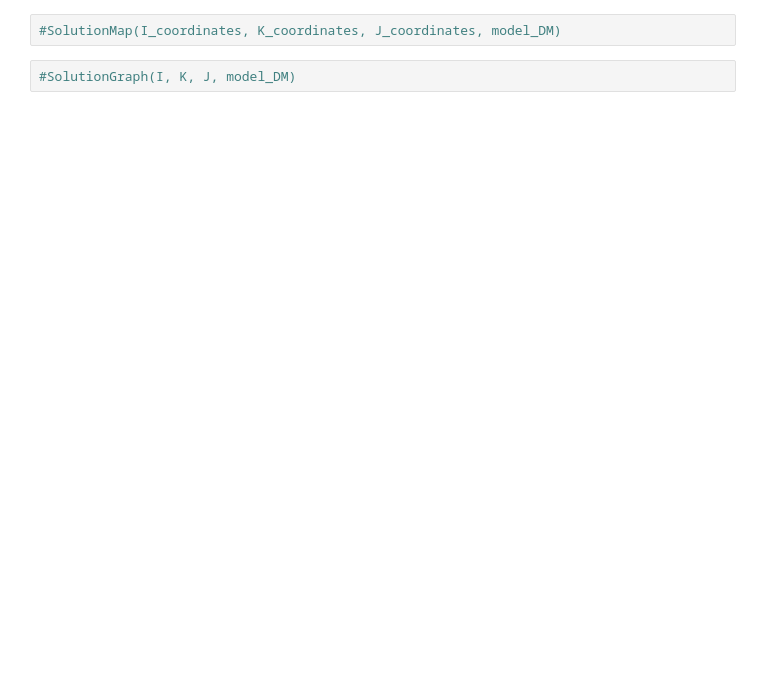
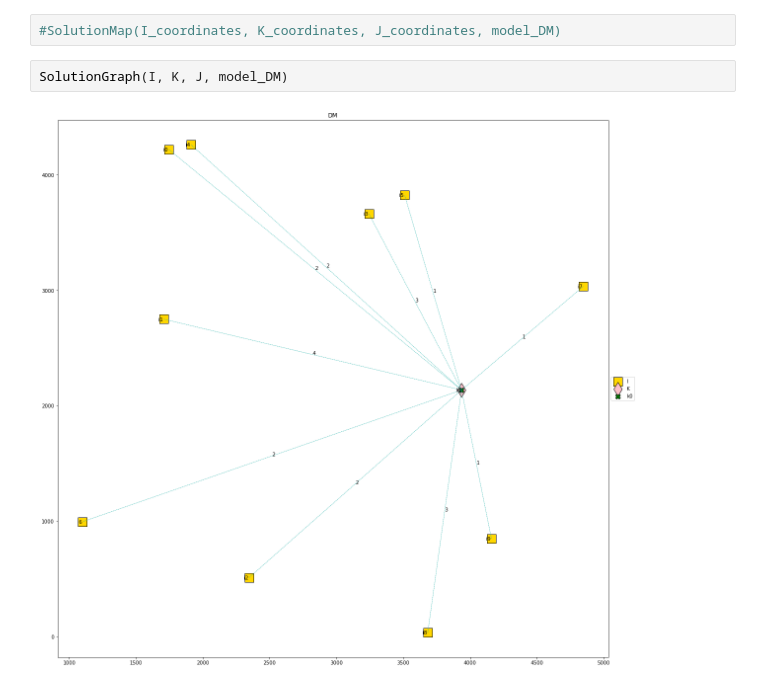
Before and after one commit to petrenaa/Stochastic_Programming_Relaxations, a Jupyter notebook: CODE.ipynb, the cells around one changed output. Drawn from its saved outputs; the diff is of its cells as text; blank space fills up the shorter version.

```diff
--- a/CODE.ipynb
+++ b/CODE.ipynb
@@ -742,7 +757,9 @@ SolutionSummary(model_DM)
 # %%
 #SolutionMap(I_coordinates, K_coordinates, J_coordinates, model_DM)
 # %%
-#SolutionGraph(I, K, J, model_DM)
+SolutionGraph(I, K, J, model_DM)
+# %% [output]
+[figure, added]
 # %%
 # Approximate standard folded normal distribution
 
```
Also changed, not shown: parts of 23 cells of this notebook.
